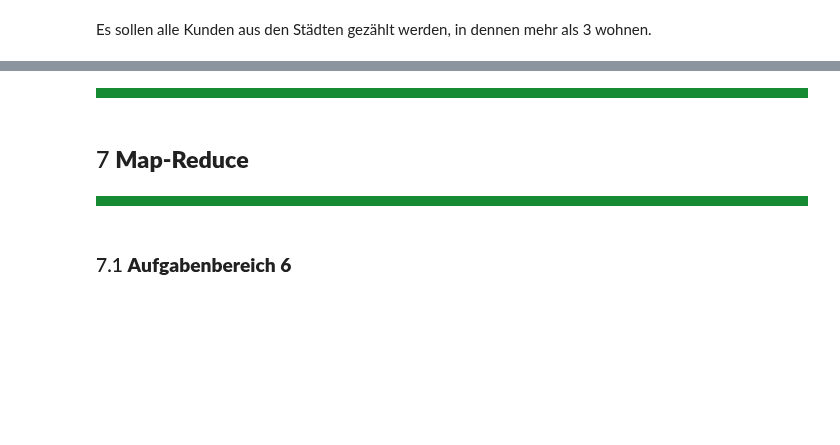
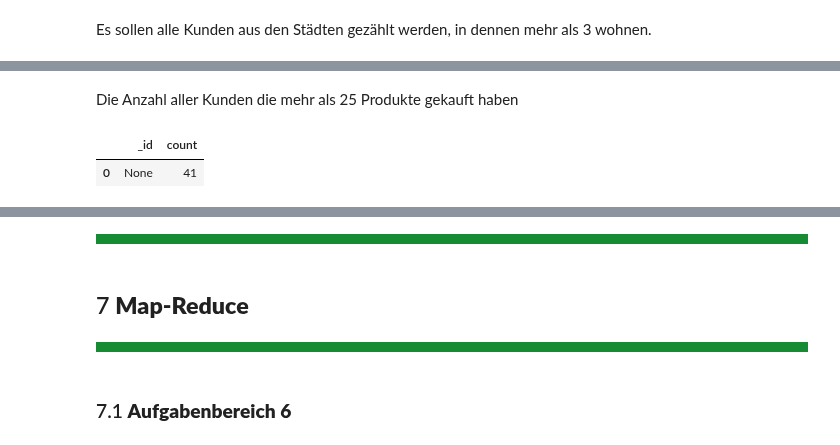
Before and after one commit to orca-nrw/lernmodul-mongodb, a Jupyter notebook: index.ipynb, the cells around one changed output, grey strips where cells are left out. Saved outputs shown, nothing was run; the diff lists cells and outputs as text; code cells hidden in the pictures; blank space fills up the shorter version.

```diff
--- a/index.ipynb
+++ b/index.ipynb
@@ -1058,3 +949,21 @@ mongo_lm.show_task(106,df)
 | 0 | Stockholm | 3 |
 [interactive output not drawn]
 [interactive output not drawn]
+# %% [markdown]
+Die Anzahl aller Kunden die mehr als 25 Produkte gekauft haben
+# %%
+customer_col = store_db["Customer"]
+pipeline = [
+    {"$unwind": "$cart"},
+    {"$project": {"cart":1 , "_id":1 ,"last_name":1}},
+    {"$group" : {"_id":"$_id", "count": { "$sum": 1 }}},
+    {"$match" : {"count":{"$gt" : 24}}},
+    {"$group" : {"_id":None , "count" :{ "$sum": 1 }}}
+]
+
+df = pd.DataFrame(customer_col.aggregate(pipeline))
+df = df.astype(str)
+mongo_lm.show_task(107,df)
+# %% [output]
+|  | _id | count |
+| 0 | None | 41 |
```
Also changed, not shown: parts of 40 cells of this notebook, 2 other files.
